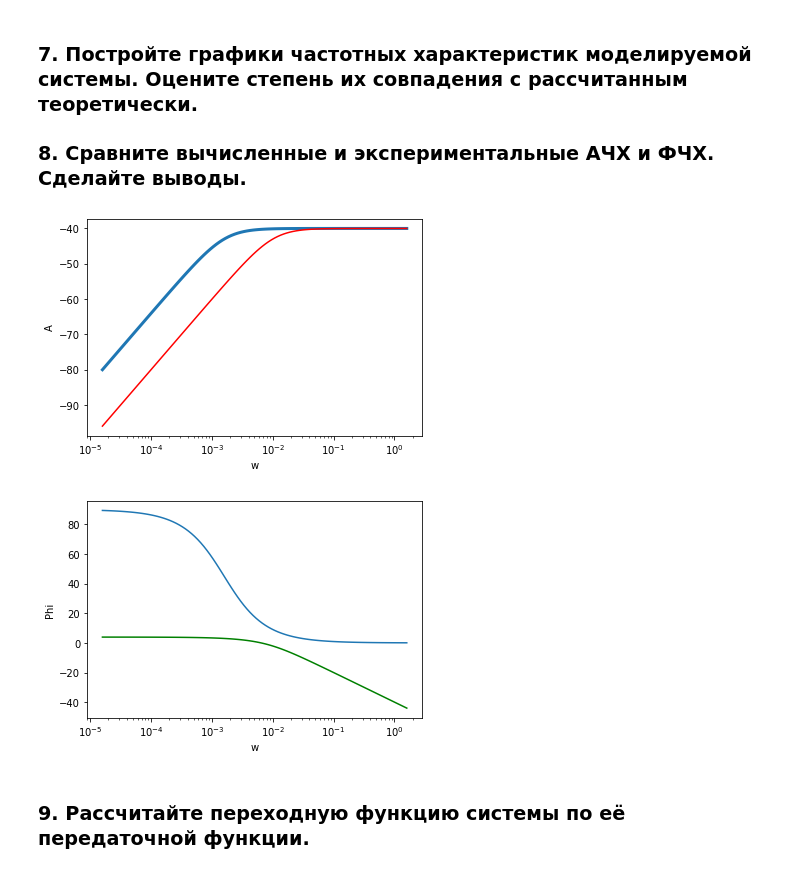
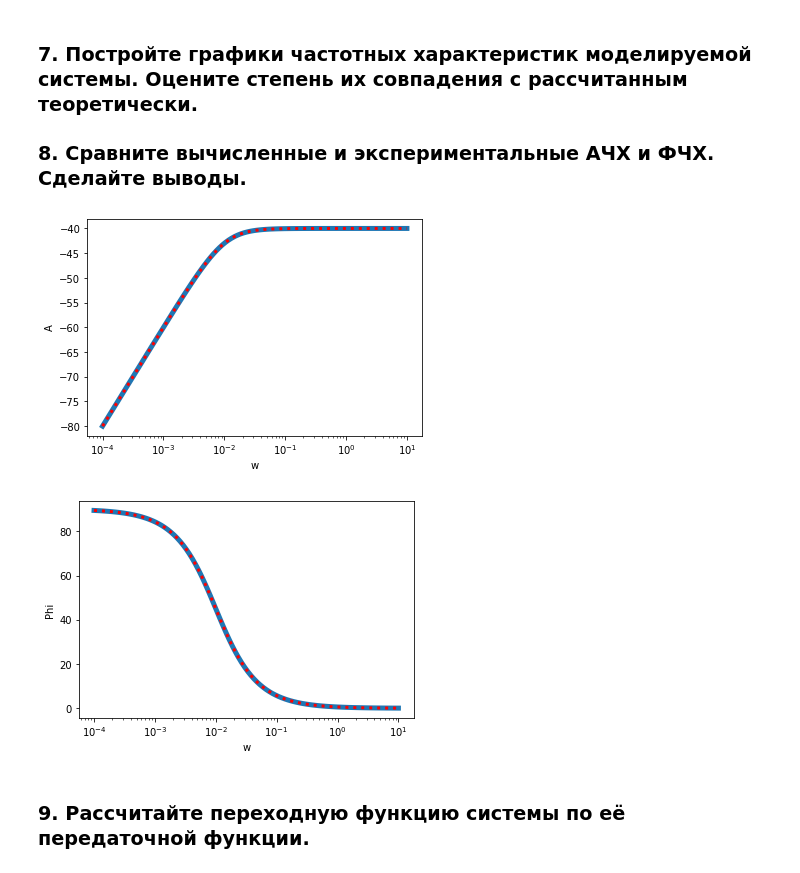
Before and after one commit to theleokul/compilators_theory, a Jupyter notebook: lab1/l1.ipynb, the cells around one changed output. Saved outputs shown, nothing was run; the diff lists cells and outputs as text; code cells hidden in the pictures.

```diff
--- a/lab1/l1.ipynb
+++ b/lab1/l1.ipynb
@@ -37,7 +36,7 @@ plt.show()
 ### 4. Создайте модель в scipy.signal, описывающую систему. Значения констант следует для простоты принять равными небольшим целым числам.
 ### 5. Подавая на вход модели синусоидальный сигнал нескольких различных амплитуд, но с постоянной частотой, отследите реакцию модели (амплитуду и фазу выходного сигнала). Какой вывод можно сделать?
 # %%
-w = fs[-1]
+w = W[-1]
 T = np.linspace(0, 3.0/w, 1001)
 mags = [1, 2, 3, 10]
 
@@ -64,7 +63,7 @@ Taken w: 1.5915494309189535, mag: -40.000004342942646
 ### 6. Подавая на вход модели синусоидальный сигнал нескольких различных частот, но с постоянной амплитудой, отследите реакцию модели (амплитуду и фазу выходного сигнала). Какой вывод можно сделать?
 # %%
 mag = 1
-ws = fs[-5:-1]
+ws = W[-5:-1]
 
 for i, w in enumerate(ws, 1):
     T = np.linspace(0, 3.0/w, 1001)
@@ -87,36 +86,34 @@ for i, w in enumerate(ws, 1):
 ### 8. Сравните вычисленные и экспериментальные АЧХ и ФЧХ. Сделайте выводы.
 # %%
 # A(ω) = |W(jω)|,φ(ω) = arg(W(jω))
-# A(ω) = |jω/(1+a*jω)| =  ω/sqrt(1+a^2*ω^2)
 
 def bode_A(w):
     return np.abs(w / np.sqrt(1 + np.square(a) * np.square(w)))
 
 def bode_phi(w):
     return np.arctan(1/(a * w))
 
-A = [bode_A(w) for w in fs]
+A = [bode_A(w) for w in W]
 plt.figure()
 plt.title = 'АЧХ'
 plt.xlabel('w')
 plt.ylabel('A')
-plt.semilogx(fs, bode_mag, linewidth=3)
-plt.semilogx(fs, 20 * np.log10(A), c='r')
+plt.semilogx(W, bode_mag, linewidth=5)
+plt.semilogx(W, 20 * np.log10(A), 'r:', linewidth=3)
 plt.show()
 
-phi = [bode_phi(w) for w in fs]
+# Make conversion to degrees
+phi = [bode_phi(w) * 180 / math.pi for w in W]
 plt.figure()
 plt.title = 'ФЧХ'
 plt.xlabel('w')
 plt.ylabel('Phi')
-plt.semilogx(fs, phase)
-plt.semilogx(fs, 20 * np.log10(phi), c='g')
+plt.semilogx(W, phase, linewidth=5)
+plt.semilogx(W, phi, 'r:', linewidth=3)
 plt.show()
-
-# Ну практически совпадают, особенно если закрыть первые 2/3 ладонью
 # %% [output]
-[figure, old version]
+[figure, new version]
-[figure, old version]
+[figure, new version]
 # %% [markdown]
 ### 9. Рассчитайте переходную функцию системы по её передаточной функции.
 # %% [markdown]
```
Also changed, not shown: parts of 4 cells of this notebook.
